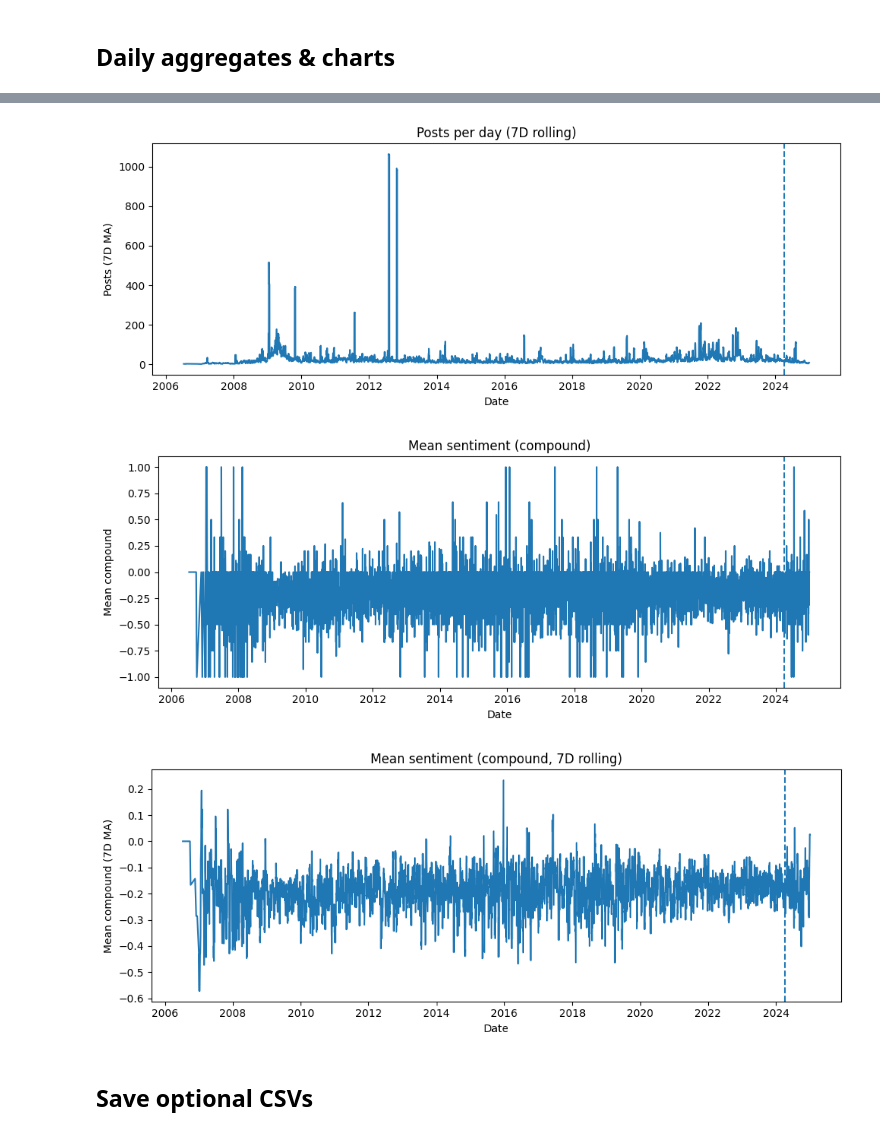
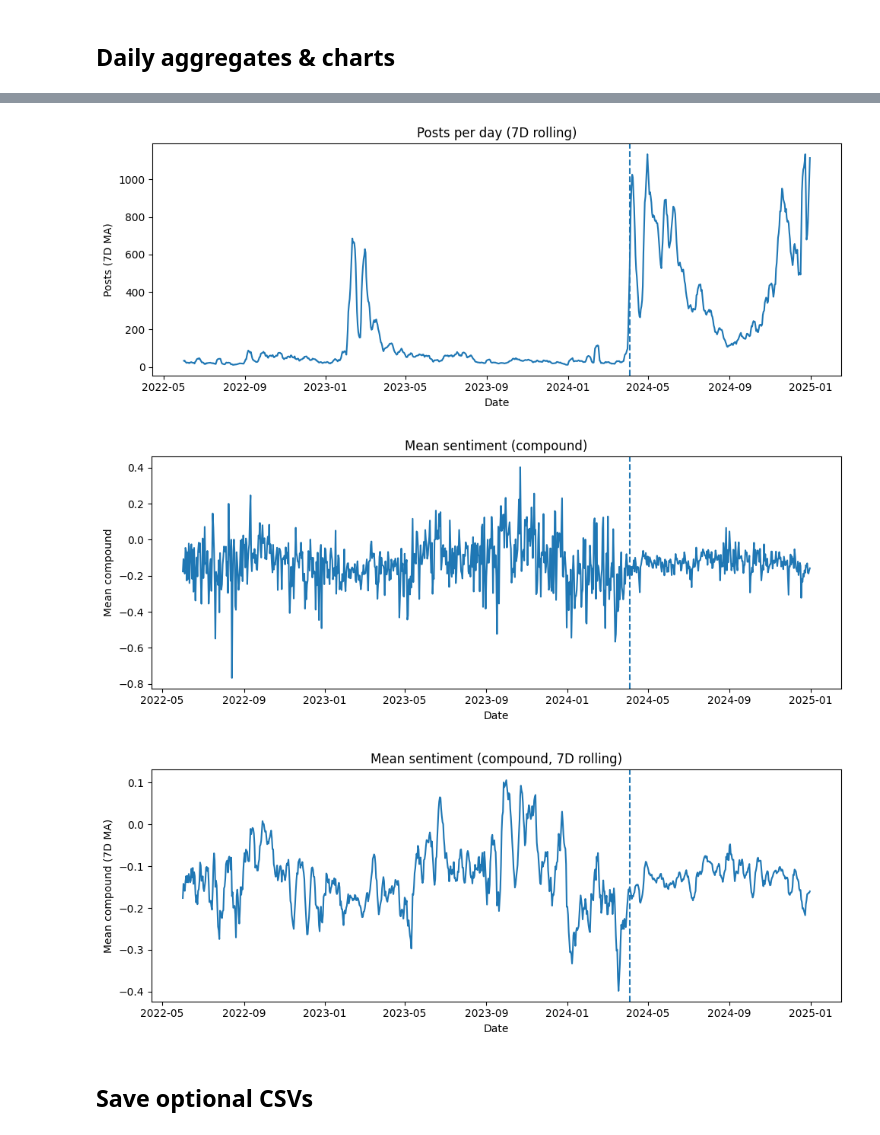
Before and after one commit to H5N1-Prediction/h5n1-digital-epidemiology, a Jupyter notebook: notebooks/01_eda_sentiment.ipynb, the cells around one changed output, grey strips where cells are left out. Saved outputs shown, nothing was run; the diff lists cells and outputs as text; code cells hidden in the pictures.

Commit message:
Refactored created date column processing

```diff
--- a/notebooks/01_eda_sentiment.ipynb
+++ b/notebooks/01_eda_sentiment.ipynb
@@ -209,4 +258,30 @@ df[["tone_fear","tone_uncertainty","tone_urgency","tone_safety_trust"]].describe
 # %%
+import pandas as pd
+import numpy as np
+import matplotlib.pyplot as plt
+
+# 0) Deduplicate columns (keep the last occurrence)
+df = df.loc[:, ~pd.Index(df.columns).duplicated(keep='last')].copy()
+# (Alternative to collapse duplicates by "last non-null":
+# df = df.T.groupby(level=0).last().T.copy())
+
+# 1) Predefine your known columns
+TEXT_COL = "text"
+TIME_COL = "createdAt"
+LANG_COL = "lang"
+RT_COL   = "is_retweet"
+
+# 2) Normalize time, clean, and (re)derive date
+df[TIME_COL] = pd.to_datetime(df[TIME_COL], errors="coerce", utc=True).dt.tz_convert(None)
+df = df.dropna(subset=[TIME_COL]).sort_values(TIME_COL).reset_index(drop=True)
+df["date"] = df[TIME_COL].dt.normalize()   # safer than trusting existing 'date' strings
+
+# 3) Ensure numeric types for metrics used below
+for c in ["sent_compound","tone_fear","tone_uncertainty","tone_urgency","tone_safety_trust"]:
+    if c in df.columns:
+        df[c] = pd.to_numeric(df[c], errors="coerce")
+
+# 4) Daily aggregates
 daily = (
     df.groupby("date", dropna=True)
       .agg(
@@ -225,32 +300,39 @@ daily = daily.sort_values("date")
 daily["posts_7d"]    = daily["posts"].rolling(7, min_periods=1).mean()
 daily["compound_7d"] = daily["mean_compound"].rolling(7, min_periods=1).mean()
 
-import matplotlib.pyplot as plt
-announce_ts = pd.to_datetime(ANNOUNCE_DATE)
+# 5) Plot with 1-D arrays (prevents the '.name' issue)
+x        = daily["date"].to_numpy()
+y_posts  = daily["posts"].to_numpy()
+y_posts7 = daily["posts_7d"].to_numpy()
+y_comp   = daily["mean_compound"].to_numpy()
+y_comp7  = daily["compound_7d"].to_numpy()
+
+ANNOUNCE_DATE = pd.Timestamp("2024-04-04")
+announce_ts = pd.Timestamp(ANNOUNCE_DATE)
 
 plt.figure(figsize=(10,4))
-plt.plot(daily["date"], daily["posts"])
+plt.plot(x, y_posts)
 plt.axvline(announce_ts, linestyle="--")
 plt.title("Posts per day (dashed = 2024-04-04)")
 plt.xlabel("Date"); plt.ylabel("Posts")
 plt.tight_layout(); plt.show()
 
 plt.figure(figsize=(10,4))
-plt.plot(daily["date"], daily["posts_7d"])
+plt.plot(x, y_posts7)
 plt.axvline(announce_ts, linestyle="--")
 plt.title("Posts per day (7D rolling)")
 plt.xlabel("Date"); plt.ylabel("Posts (7D MA)")
 plt.tight_layout(); plt.show()
 
 plt.figure(figsize=(10,4))
-plt.plot(daily["date"], daily["mean_compound"])
+plt.plot(x, y_comp)
 plt.axvline(announce_ts, linestyle="--")
 plt.title("Mean sentiment (compound)")
 plt.xlabel("Date"); plt.ylabel("Mean compound")
 plt.tight_layout(); plt.show()
 
 plt.figure(figsize=(10,4))
-plt.plot(daily["date"], daily["compound_7d"])
+plt.plot(x, y_comp7)
 plt.axvline(announce_ts, linestyle="--")
 plt.title("Mean sentiment (compound, 7D rolling)")
 plt.xlabel("Date"); plt.ylabel("Mean compound (7D MA)")
@@ -260,6 +342,6 @@ plt.tight_layout(); plt.show()
-[figure, old version]
+[figure, new version]
-[figure, old version]
+[figure, new version]
-[figure, old version]
+[figure, new version]
 # %% [markdown]
 ## Save optional CSVs
 # %%
```
Also changed, not shown: parts of 8 cells of this notebook.
